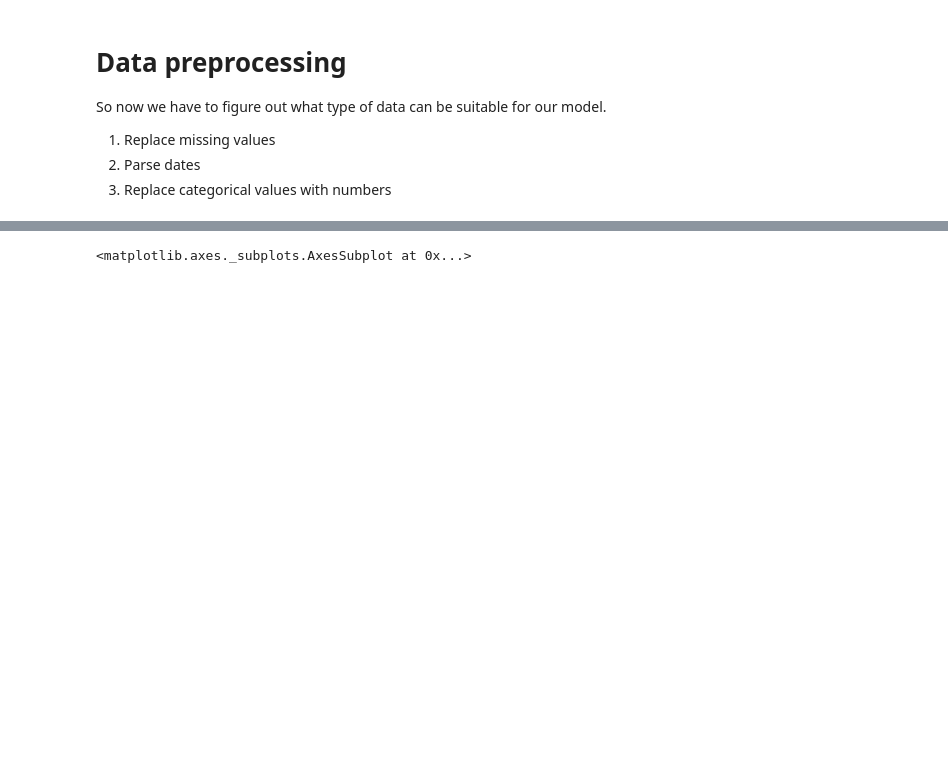
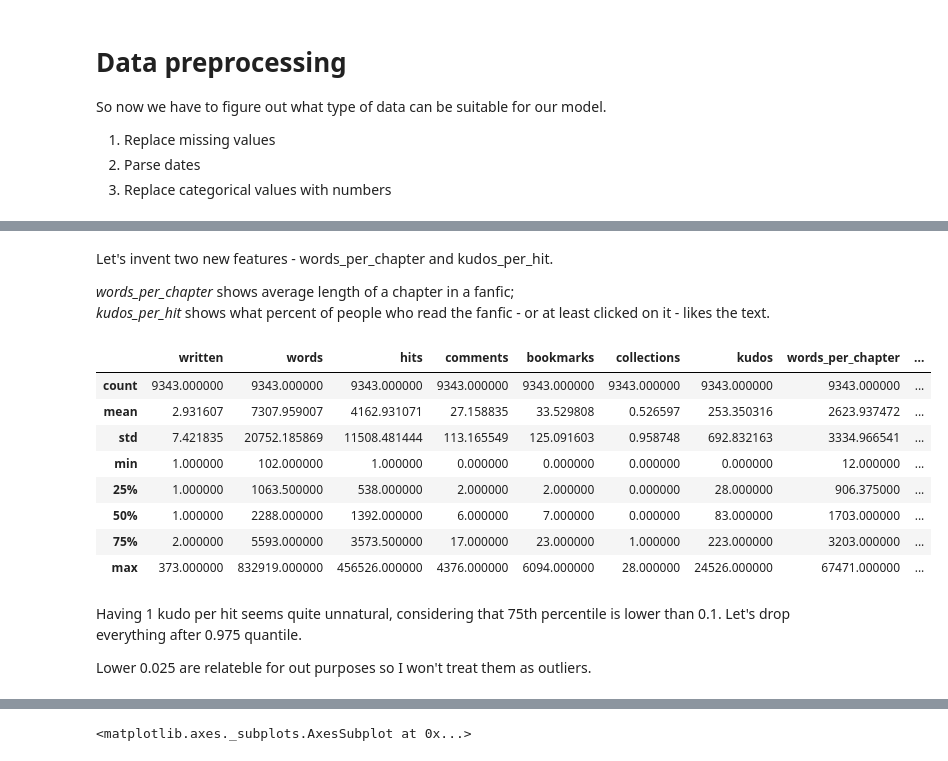
Before and after one commit to quicksilverri/fanfic-popularuty-prediction, a Jupyter notebook: fanfic_popularity_predictor.ipynb, the cells around one changed output, grey strips where cells are left out. Cells and saved outputs as stored; diff of their text form; code cells hidden in the pictures; blank space fills up the shorter version.

```diff
--- a/fanfic_popularity_predictor.ipynb
+++ b/fanfic_popularity_predictor.ipynb
@@ -229,0 +259,3 @@ df['date'] = df['date'].apply(pd.to_datetime)
+# %%
+# I don't think that total number of chapters is useful, so we drop it
+df.drop('total', axis=1, inplace=True)
@@ -229,0 +306,5 @@ df['date'] = df['date'].apply(pd.to_datetime)
+# %% [markdown]
+Let's invent two new features - words_per_chapter and kudos_per_hit.
+
+*words_per_chapter* shows average length of a chapter in a fanfic;
+*kudos_per_hit* shows what percent of people who read the fanfic - or at least clicked on it - likes the text.
@@ -229,0 +314,16 @@ df['date'] = df['date'].apply(pd.to_datetime)
+# %%
+df.describe()
+# %% [output]
+|  | written | words | hits | comments | bookmarks | collections | kudos | words_per_chapter | ... |
+| count | 9343.000000 | 9343.000000 | 9343.000000 | 9343.000000 | 9343.000000 | 9343.000000 | 9343.000000 | 9343.000000 | ... |
+| mean | 2.931607 | 7307.959007 | 4162.931071 | 27.158835 | 33.529808 | 0.526597 | 253.350316 | 2623.937472 | ... |
+| std | 7.421835 | 20752.185869 | 11508.481444 | 113.165549 | 125.091603 | 0.958748 | 692.832163 | 3334.966541 | ... |
+| min | 1.000000 | 102.000000 | 1.000000 | 0.000000 | 0.000000 | 0.000000 | 0.000000 | 12.000000 | ... |
+| 25% | 1.000000 | 1063.500000 | 538.000000 | 2.000000 | 2.000000 | 0.000000 | 28.000000 | 906.375000 | ... |
+| 50% | 1.000000 | 2288.000000 | 1392.000000 | 6.000000 | 7.000000 | 0.000000 | 83.000000 | 1703.000000 | ... |
+| 75% | 2.000000 | 5593.000000 | 3573.500000 | 17.000000 | 23.000000 | 1.000000 | 223.000000 | 3203.000000 | ... |
+| max | 373.000000 | 832919.000000 | 456526.000000 | 4376.000000 | 6094.000000 | 28.000000 | 24526.000000 | 67471.000000 | ... |
+# %% [markdown]
+Having 1 kudo per hit seems quite unnatural, considering that 75th percentile is lower than 0.1. Let's drop everything after 0.975 quantile.
+
+Lower 0.025 are relateble for out purposes so I won't treat them as outliers.
```
Also changed, not shown: parts of 38 cells of this notebook.
